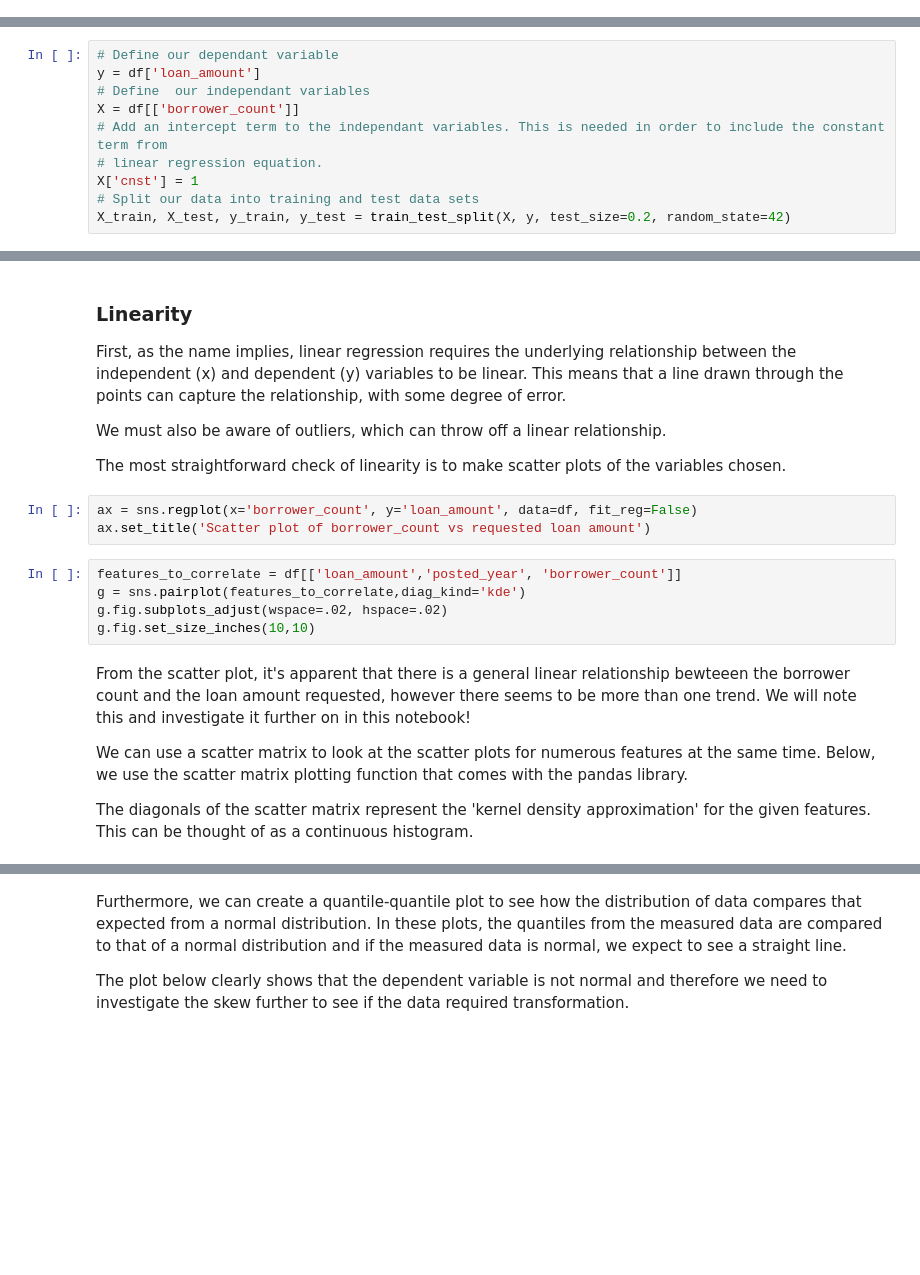
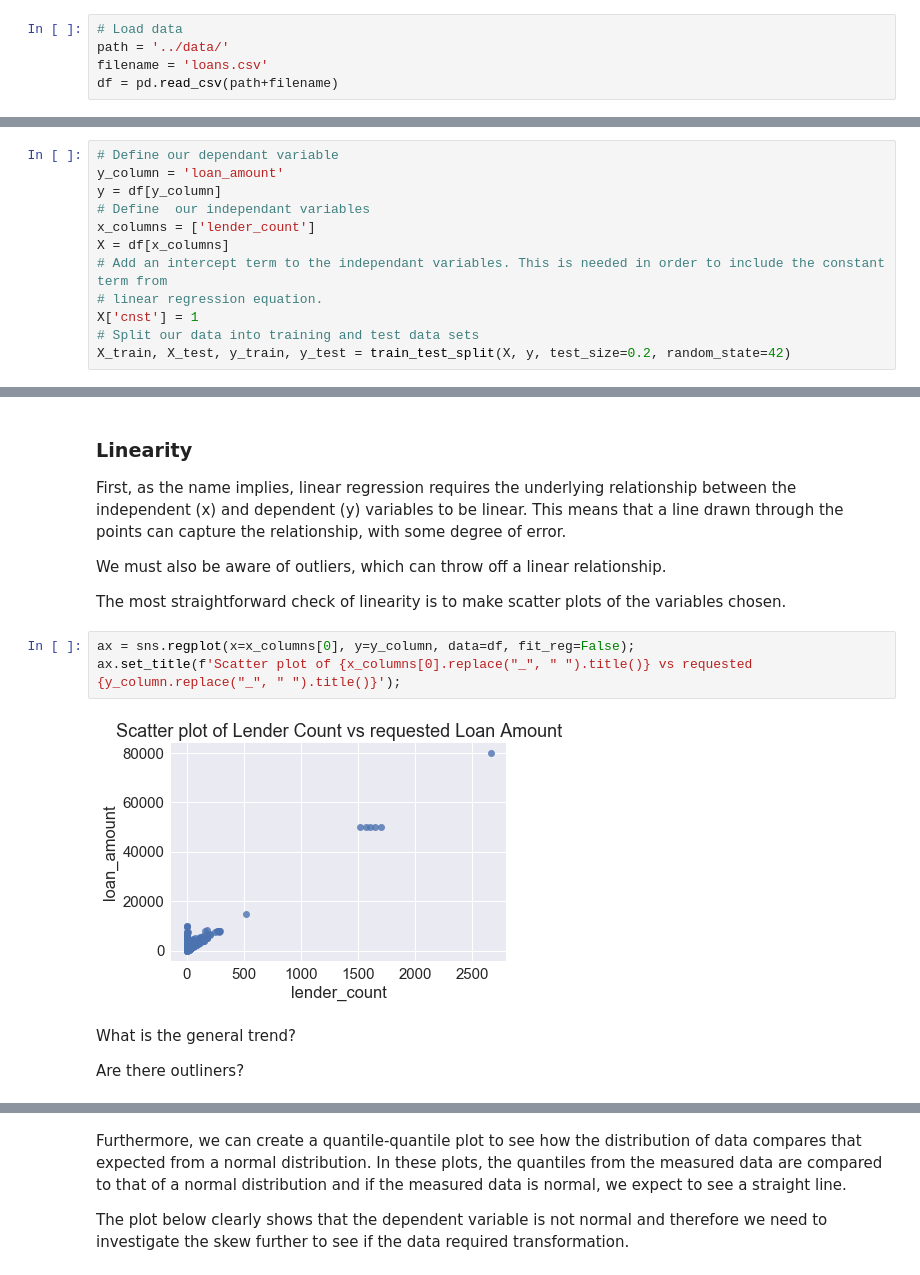
Before and after one commit to DeltaAnalytics/machine_learning_for_good, a Jupyter notebook: module_3_linear_regression/3_1_linear_regression-build_univariate_model-check_assumptions.ipynb, the cells around one changed output, grey strips where cells are left out. Saved outputs shown, nothing was run; the diff lists cells and outputs as text; blank space fills up the shorter version.

Commit message:
Refactor the first part of Linear Regression code

```diff
--- a/module_3_linear_regression/3_1_linear_regression-build_univariate_model-check_assumptions.ipynb
+++ b/module_3_linear_regression/3_1_linear_regression-build_univariate_model-check_assumptions.ipynb
@@ -71,3 +67,8 @@ df = pd.read_csv(data_path+'clean_data.csv.zip', low_memory=False)
+# %%
+# Load data
+path = '../data/'
+filename = 'loans.csv'
+df = pd.read_csv(path+filename)
 # %% [markdown]
 Build Univariate Linear Regression
 -----
@@ -83,8 +98,10 @@ We fix the random state so that each time we run the train_test_split code, we g
 # %%
 # Define our dependant variable
-y = df['loan_amount']
+y_column = 'loan_amount'
+y = df[y_column]
 # Define  our independant variables
-X = df[['borrower_count']]
+x_columns = ['lender_count']
+X = df[x_columns]
 # Add an intercept term to the independant variables. This is needed in order to include the constant term from
 # linear regression equation.
 X['cnst'] = 1
@@ -143,17 +207,12 @@ We must also be aware of outliers, which can throw off a linear relationship.
 
 The most straightforward check of linearity is to make scatter plots of the variables chosen.
 # %%
-ax = sns.regplot(x='borrower_count', y='loan_amount', data=df, fit_reg=False)
-ax.set_title('Scatter plot of borrower_count vs requested loan amount')
+ax = sns.regplot(x=x_columns[0], y=y_column, data=df, fit_reg=False);
+ax.set_title(f'Scatter plot of {x_columns[0].replace("_", " ").title()} vs requested {y_column.replace("_", " ").title()}');
+# %% [output]
+[figure, added]
-# %%
-features_to_correlate = df[['loan_amount','posted_year', 'borrower_count']]
-g = sns.pairplot(features_to_correlate,diag_kind='kde')
-g.fig.subplots_adjust(wspace=.02, hspace=.02)
-g.fig.set_size_inches(10,10)
-# %% [markdown]
-From the scatter plot, it's apparent that there is a  general linear relationship bewteeen the borrower count and the loan amount requested, however there seems to be more than one trend. We will note this and investigate it further on in this notebook!
-
-We can use a scatter matrix to look at the scatter plots for numerous features at the same time. Below, we use the scatter matrix plotting function that comes with the pandas library.
-
-The diagonals of the scatter matrix represent the 'kernel density approximation' for the given features. This can be thought of as a continuous histogram.
+# %% [markdown]
+What is the general trend?
+
+Are there outliners?
 # %% [markdown]
```
Also changed, not shown: parts of 21 cells of this notebook, 1 other file.
